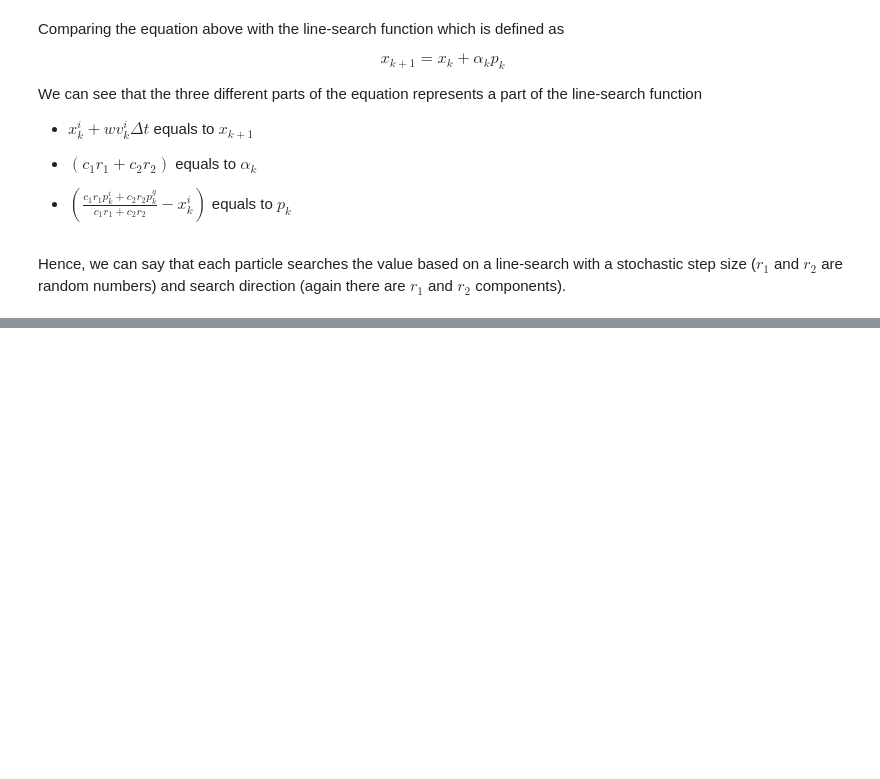
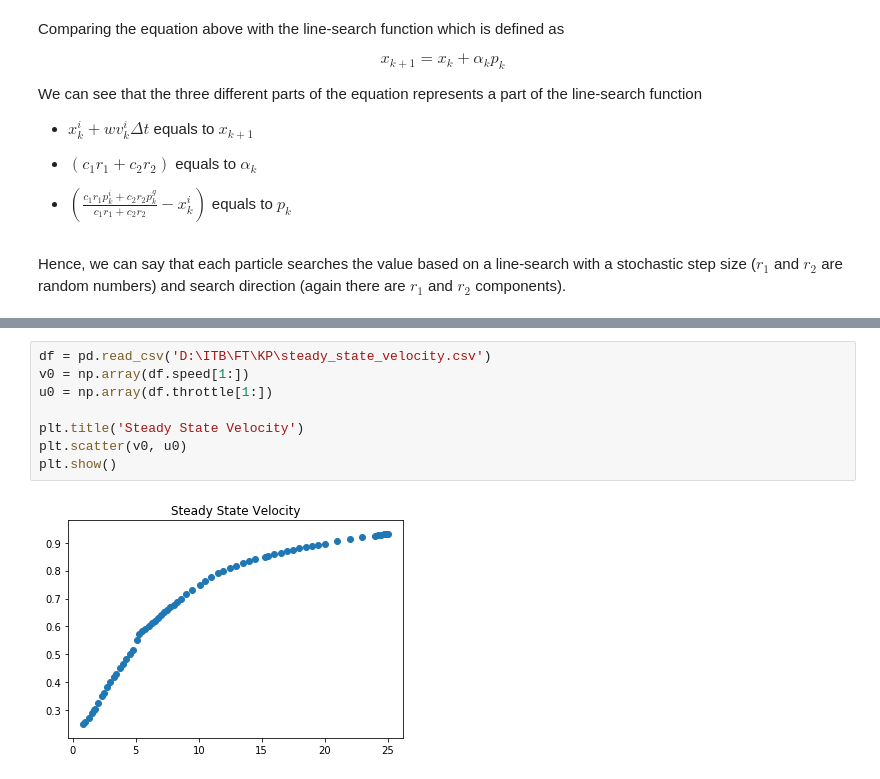
Before and after one commit to Vermillord/KP_Codes, a Jupyter notebook: KP_Notes.ipynb, the cells around one changed output, grey strips where cells are left out. Saved outputs shown, nothing was run; the diff lists cells and outputs as text; blank space fills up the shorter version.

```diff
--- a/KP_Notes.ipynb
+++ b/KP_Notes.ipynb
@@ -677,0 +691,10 @@ Hence, we can say that each particle searches the value based on a line-search w
+# %%
+df = pd.read_csv('D:\ITB\FT\KP\steady_state_velocity.csv')
+v0 = np.array(df.speed[1:])
+u0 = np.array(df.throttle[1:])
+
+plt.title('Steady State Velocity')
+plt.scatter(v0, u0)
+plt.show()
+# %% [output]
+[figure, added]
```
Also changed, not shown: parts of 15 cells of this notebook.
